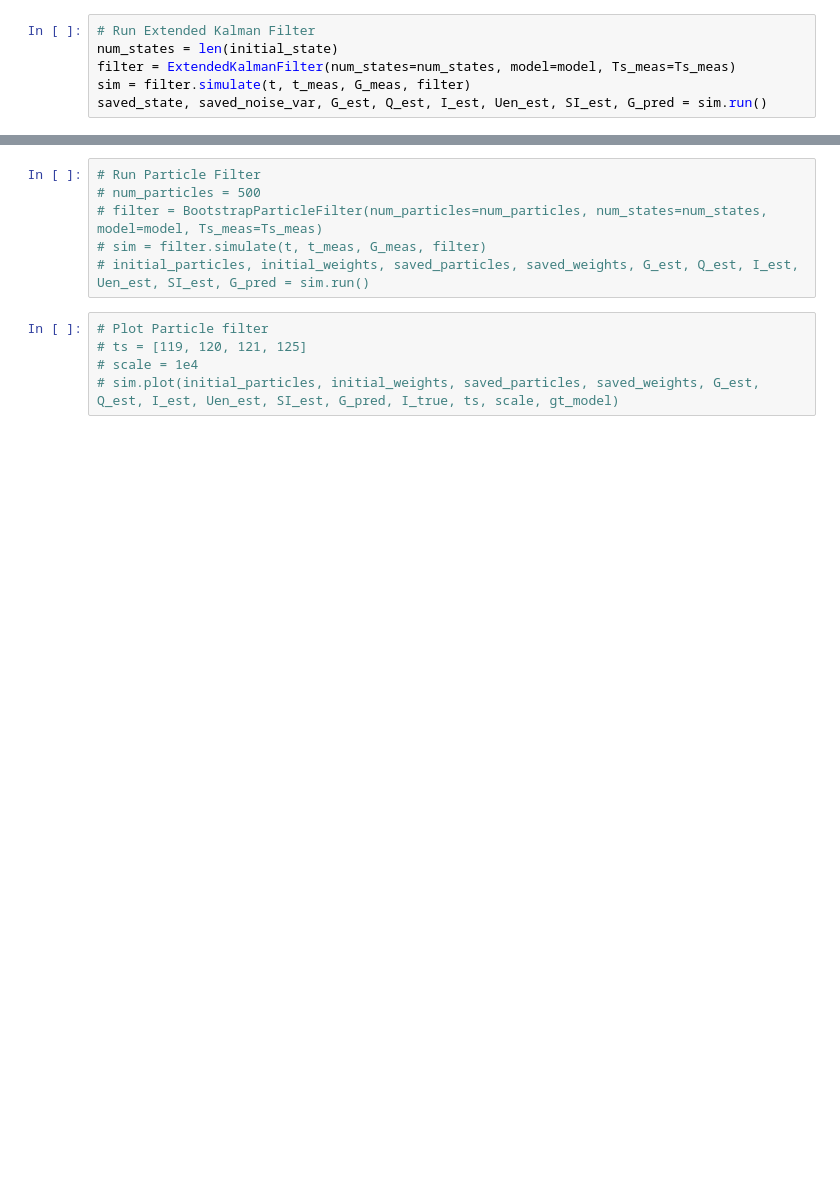
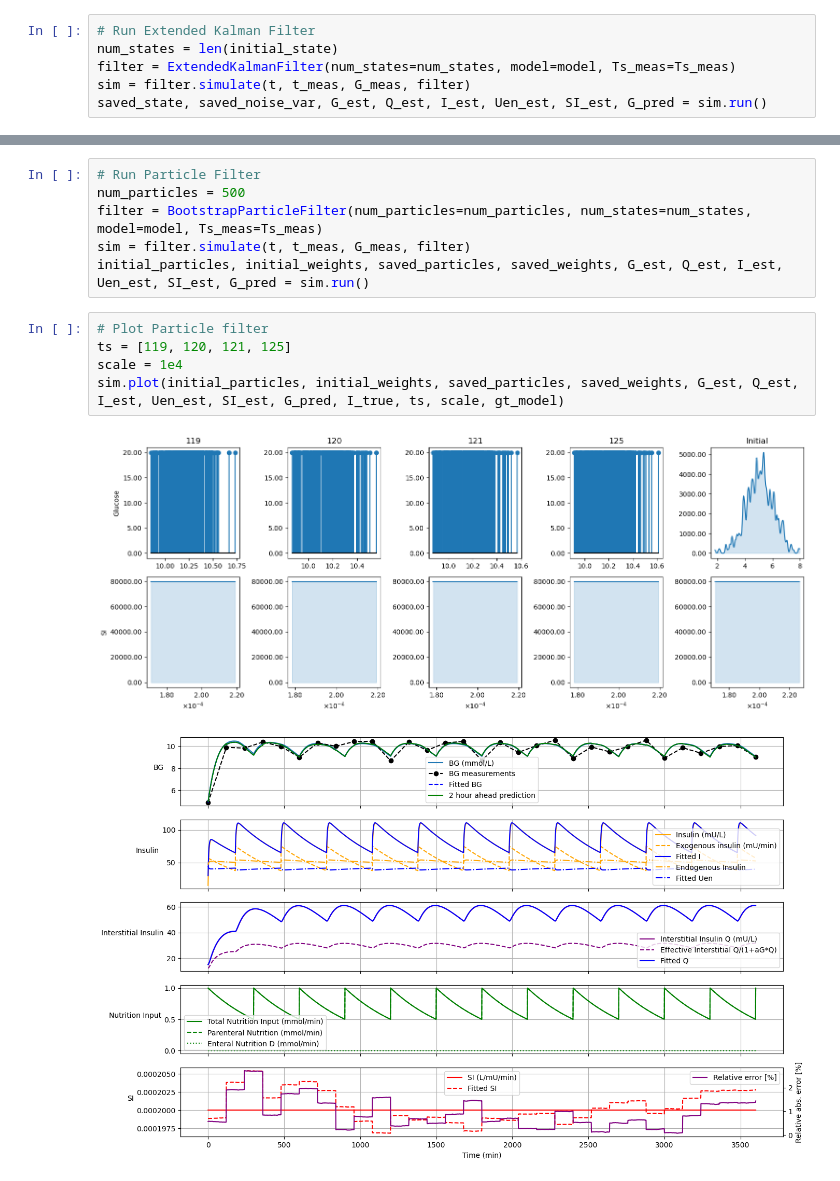
Before and after one commit to mlmulv/Thesis-Code, a Jupyter notebook: modeling_estimation.ipynb, the cells around one changed output, grey strips where cells are left out. Drawn from its saved outputs; the diff is of its cells as text; blank space fills up the shorter version.

```diff
--- a/modeling_estimation.ipynb
+++ b/modeling_estimation.ipynb
@@ -96,11 +96,14 @@ sim.plot(saved_state, saved_noise_var, G_est, Q_est, I_est, Uen_est, SI_est, G_p
 # %%
 # Run Particle Filter
-# num_particles = 500
-# filter = BootstrapParticleFilter(num_particles=num_particles, num_states=num_states, model=model, Ts_meas=Ts_meas)
-# sim = filter.simulate(t, t_meas, G_meas, filter)
-# initial_particles, initial_weights, saved_particles, saved_weights, G_est, Q_est, I_est, Uen_est, SI_est, G_pred = sim.run()
+num_particles = 500
+filter = BootstrapParticleFilter(num_particles=num_particles, num_states=num_states, model=model, Ts_meas=Ts_meas)
+sim = filter.simulate(t, t_meas, G_meas, filter)
+initial_particles, initial_weights, saved_particles, saved_weights, G_est, Q_est, I_est, Uen_est, SI_est, G_pred = sim.run()
 # %%
 # Plot Particle filter
-# ts = [119, 120, 121, 125]
-# scale = 1e4
-# sim.plot(initial_particles, initial_weights, saved_particles, saved_weights, G_est, Q_est, I_est, Uen_est, SI_est, G_pred, I_true, ts, scale, gt_model)
+ts = [119, 120, 121, 125]
+scale = 1e4
+sim.plot(initial_particles, initial_weights, saved_particles, saved_weights, G_est, Q_est, I_est, Uen_est, SI_est, G_pred, I_true, ts, scale, gt_model)
+# %% [output]
+[figure, added]
+[figure, added]
```
Also changed, not shown: parts of 2 cells of this notebook, 1 other file.
